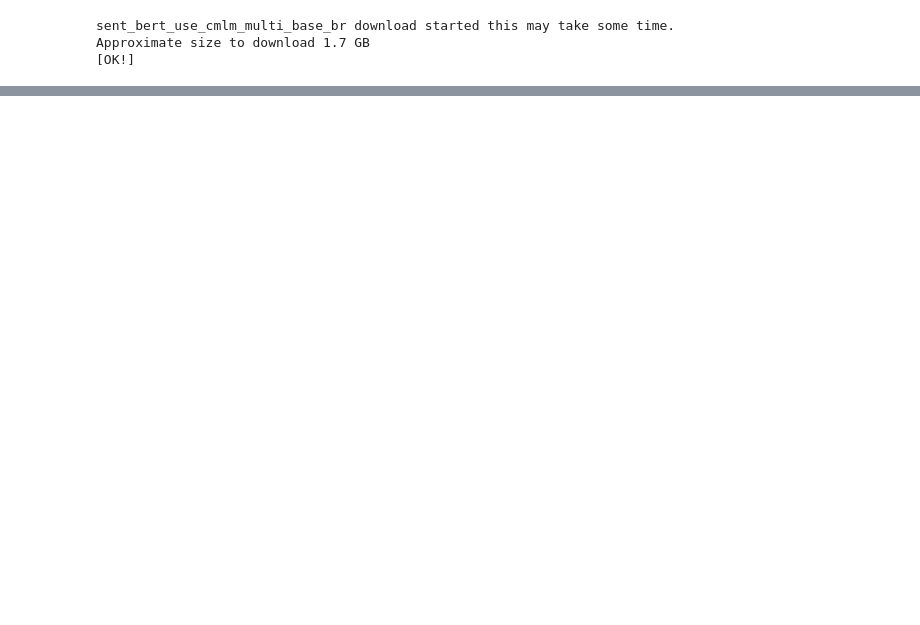
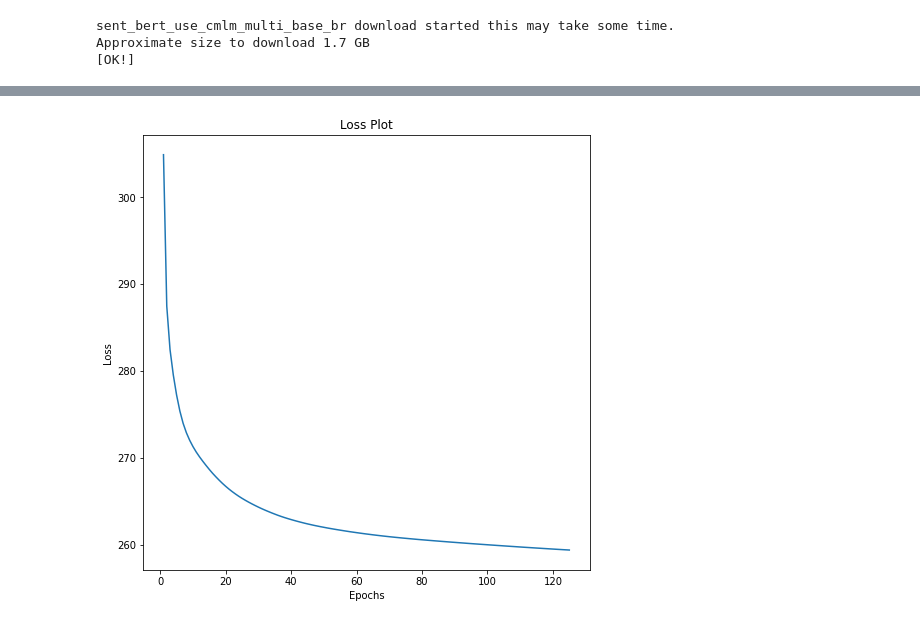
Before and after one commit to ahmedlone127/Multilingual_Sentiment, a Jupyter notebook: Colab/multilingual_sentiment.ipynb, the cells around one changed output, grey strips where cells are left out. Drawn from its saved outputs; the diff is of its cells as text; code cells hidden in the pictures; blank space fills up the shorter version.

```diff
--- a/Colab/multilingual_sentiment.ipynb
+++ b/Colab/multilingual_sentiment.ipynb
@@ -99 +178,5 @@ mutli_lingual_model.stages[-1].write().overwrite().save('/content/tmp_multi_clas
+# %%
+loss_plot("/content/classifier_logs_Bert/"+log_files[0])
+# %% [output]
+[figure, added]
 # %% [markdown]
```
Also changed, not shown: parts of 76 cells of this notebook, 2 other files.
